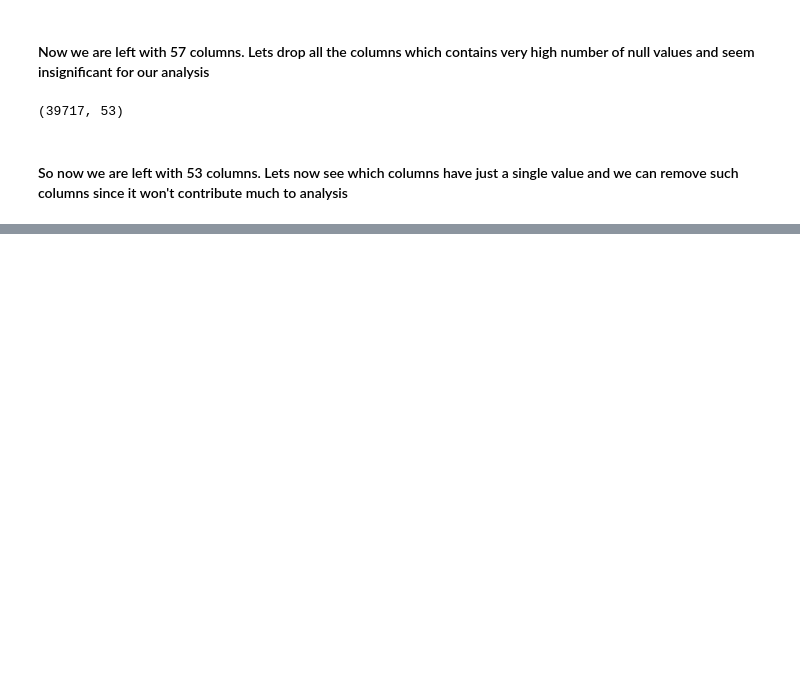
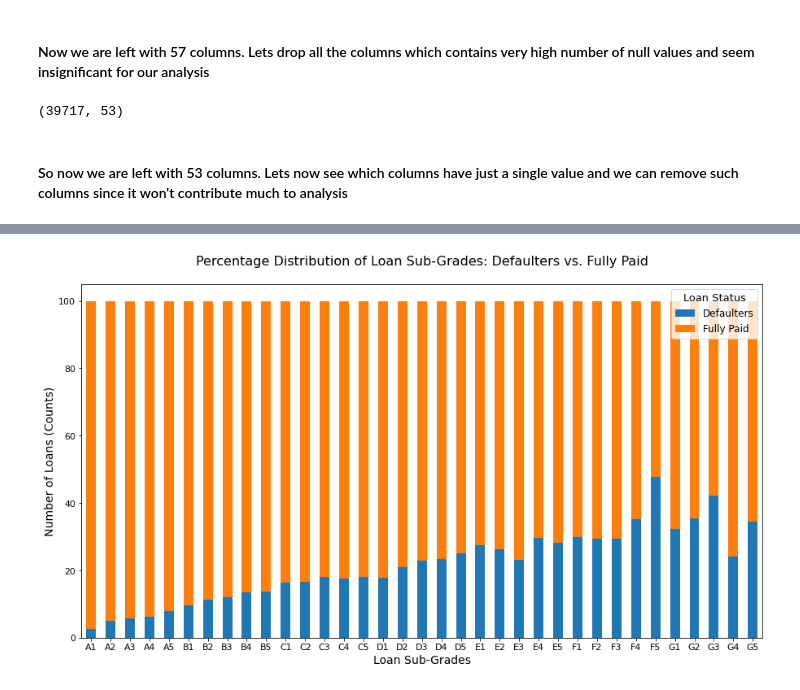
Before and after one commit to balkrishnan/LendingClubCase_upGrad_BalkrishnanV_BhavyaK, a Jupyter notebook: bhavyatemp/final.ipynb, the cells around one changed output, grey strips where cells are left out. Cells and saved outputs as stored; diff of their text form; code cells hidden in the pictures; blank space fills up the shorter version.

```diff
--- a/bhavyatemp/final.ipynb
+++ b/bhavyatemp/final.ipynb
@@ -64,0 +445,13 @@ df.shape
+# %%
+df_sub_grade['Total'] = df_sub_grade.Defaulters + df_sub_grade['Fully Paid']
+df_sub_grade = df_sub_grade.apply(lambda x: x.apply(lambda y: y*100/x['Total']) ,axis = 1).drop(['Total'],axis=1)
+df_sub_grade.plot(kind='bar',stacked=True,figsize=(15,8))
+plt.legend(title='Loan Status', fontsize=12, title_fontsize='13')
+plt.title('Percentage Distribution of Loan Sub-Grades: Defaulters vs. Fully Paid\n', fontsize=16)
+plt.ylabel('Number of Loans (Counts)', fontsize=14)
+plt.xlabel('Loan Sub-Grades', fontsize=14)
+plt.xticks(rotation=0,fontsize=11)
+plt.yticks(fontsize=11)
+plt.show()
+# %% [output]
+[figure, added]
```
Also changed, not shown: parts of 70 cells of this notebook.
